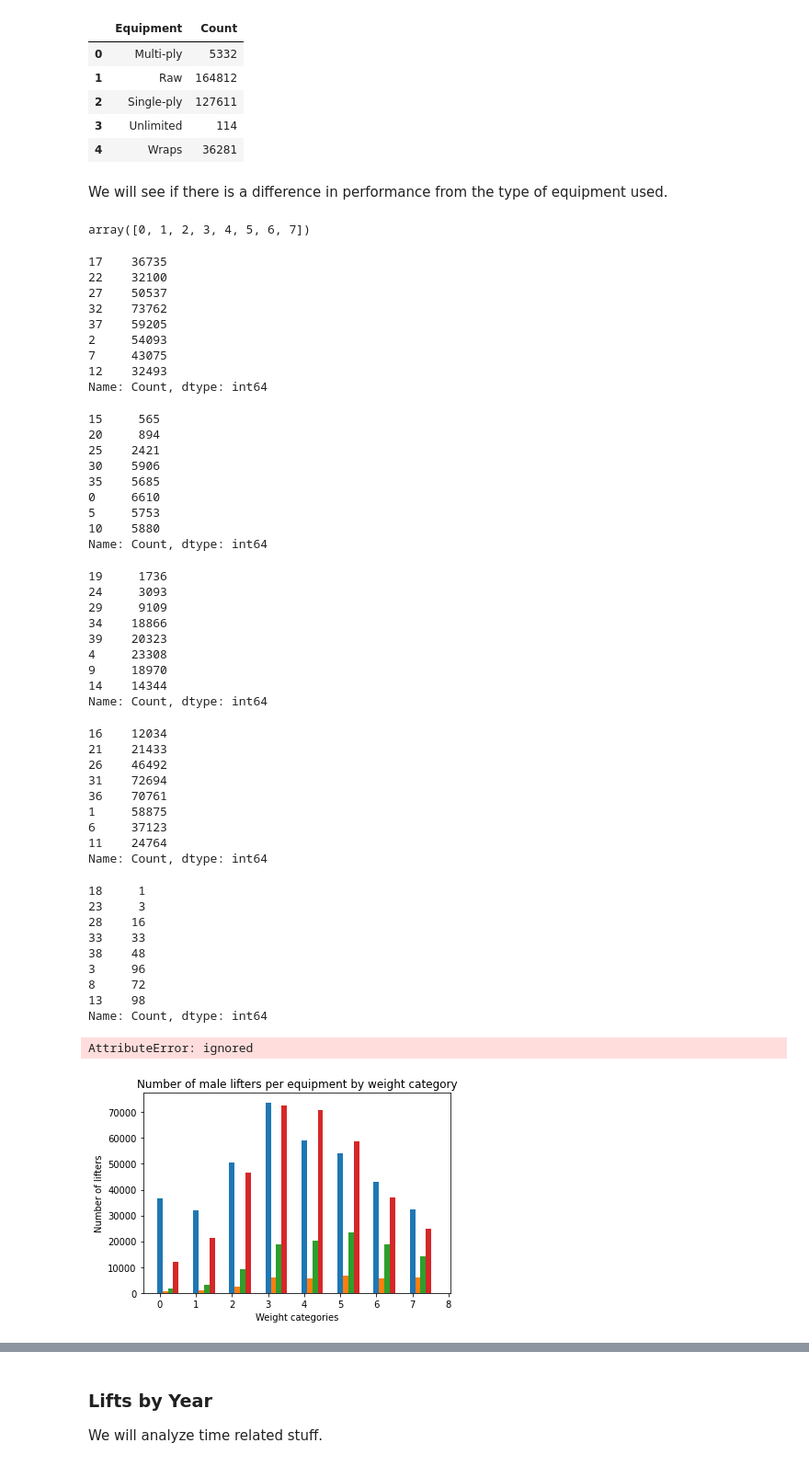
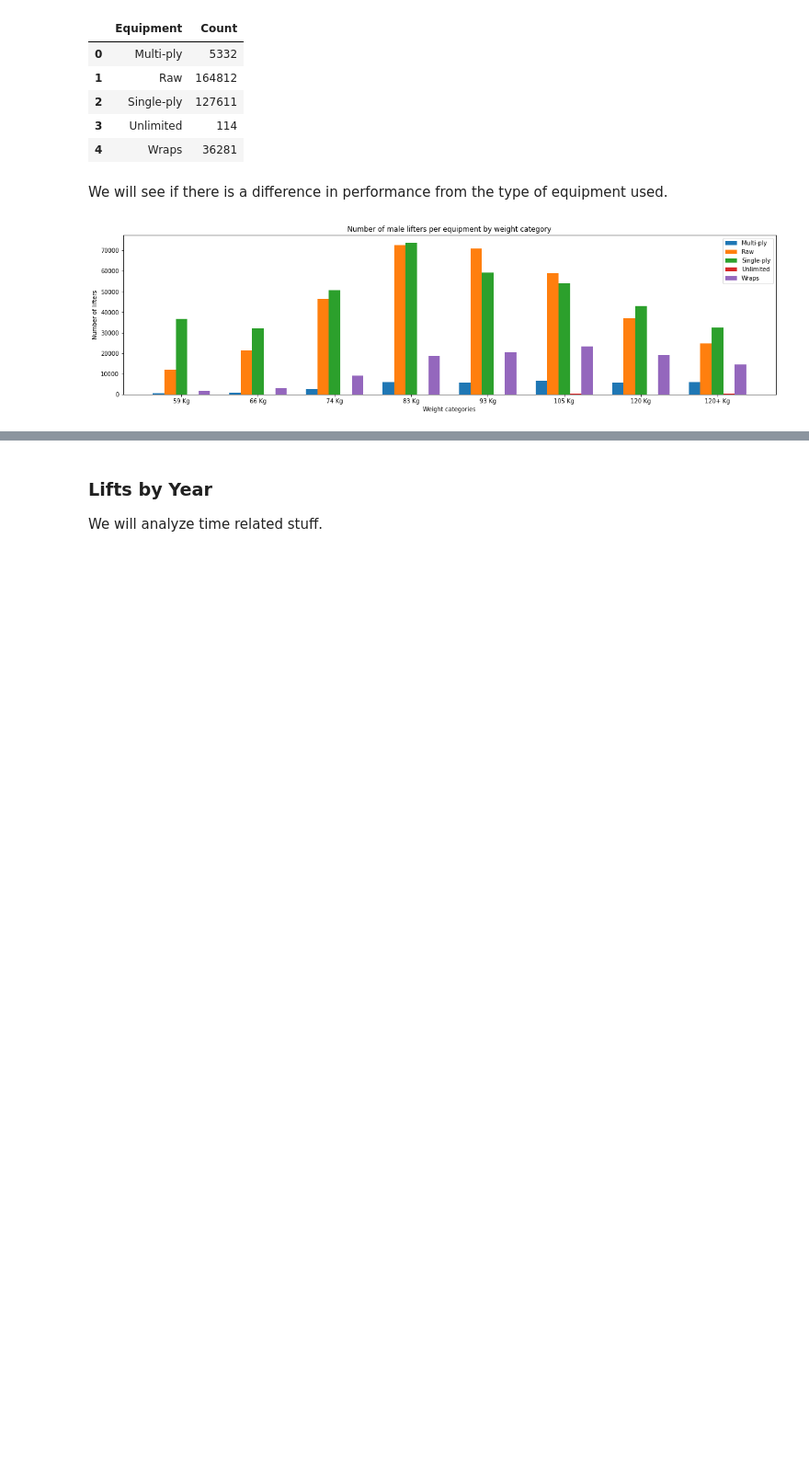
Before and after one commit to kim-jason/PowerliftingDataset, a Jupyter notebook: Powerlifting_Data_Science_Project.ipynb, the cells around one changed output, grey strips where cells are left out. Shown at 92% size. Cells and saved outputs as stored; diff of their text form; code cells hidden in the pictures; blank space fills up the shorter version.

```diff
--- a/Powerlifting_Data_Science_Project.ipynb
+++ b/Powerlifting_Data_Science_Project.ipynb
@@ -2385,95 +2390,29 @@ all_lifts_female = all_lifts_female[all_lifts_female['Equipment'] != 'Straps']
 # %%
 # Calculate number of lifters in each weightcategory with each equipment
 all_lifts_male_weightcategory_equipment_count = all_lifts_male.groupby(['WeightCategory', 'Equipment'])['WeightCategory'].count().reset_index(name='Count')
 all_lifts_male_weightcategory_equipment_count = all_lifts_male_weightcategory_equipment_count.sort_values(by='Equipment')
 all_lifts_male_weightcategory_equipment_count = order_male_weightcategories(all_lifts_male_weightcategory_equipment_count)
 #display(all_lifts_male_weightcategory_equipment_count)
 
 # Visualize with bar chart
+plt.figure(figsize=(20,5))
 N = all_lifts_male_weightcategory_equipment_count['WeightCategory'].nunique()
 ind = np.arange(N)
-display(ind)
 width = 0.15
 
 equipments = all_lifts_male_weightcategory_equipment_count['Equipment'].unique()
+equipments.sort()
 for i in range(len(equipments)):
   equipment = equipments[i]
   equipment_counts = all_lifts_male_weightcategory_equipment_count[all_lifts_male_weightcategory_equipment_count['Equipment'] == equipment].sort_values(by='Equipment')['Count']
-  display(equipment_counts)
-  plt.bar(ind + i*width, equipment_counts, width, label="ADF")
-
-  #bars[key] = value
+  plt.bar(ind + (i-1)*width, equipment_counts, width, label=equipment)
 
 plt.xlabel("Weight categories")
 plt.ylabel("Number of lifters")
 plt.title("Number of male lifters per equipment by weight category")
 
-plt.xticks(ind + width, all_lifts_male_weightcategory_equipment_count['Equipment'].unique().sort_values(by='Equipment'))
-#plt.legend
+plt.xticks(ind + width, all_lifts_male_weightcategory_equipment_count['WeightCategory'].unique())
+plt.legend()
 plt.show()
-
-
-
-
-# X_axis = np.arange(all_lifts_female_tested_weightcategory_count['WeightCategory'].nunique())
-# female_tested_counts = all_lifts_female_tested_weightcategory_count[all_lifts_female_tested_weightcategory_count['Tested'] == True]['Count']
-# female_not_tested_counts = all_lifts_female_tested_weightcategory_count[all_lifts_female_tested_weightcategory_count['Tested'] == False]['Count']
-
-# plt.bar(X_axis - 0.2, female_tested_counts, 0.4, label='Tested females')
-# plt.bar(X_axis + 0.2, female_not_tested_counts, 0.4, label='Not tested females')
-
-# plt.xticks(X_axis, all_lifts_female_tested_weightcategory_count['WeightCategory'].unique())
-# plt.xlabel("Weight categories")
-# plt.ylabel("Number of lifters in each weight category")
-# plt.title("Number of lifters in each weight category by tested status")
-# plt.legend()
-# plt.show()
 # %% [output]
-array([0, 1, 2, 3, 4, 5, 6, 7])
-17    36735
-22    32100
-27    50537
-32    73762
-37    59205
-2     54093
-7     43075
-12    32493
-Name: Count, dtype: int64
-15     565
-20     894
-25    2421
-30    5906
-35    5685
-0     6610
-5     5753
-10    5880
-Name: Count, dtype: int64
-19     1736
-24     3093
-29     9109
-34    18866
-39    20323
-4     23308
-9     18970
-14    14344
-Name: Count, dtype: int64
-16    12034
-21    21433
-26    46492
-31    72694
-36    70761
-1     58875
-6     37123
-11    24764
-Name: Count, dtype: int64
-18     1
-23     3
-28    16
-33    33
-38    48
-3     96
-8     72
-13    98
-Name: Count, dtype: int64
-AttributeError: ignored
-[figure, old version]
+[figure, new version]
```
Also changed, not shown: parts of 24 cells of this notebook.
